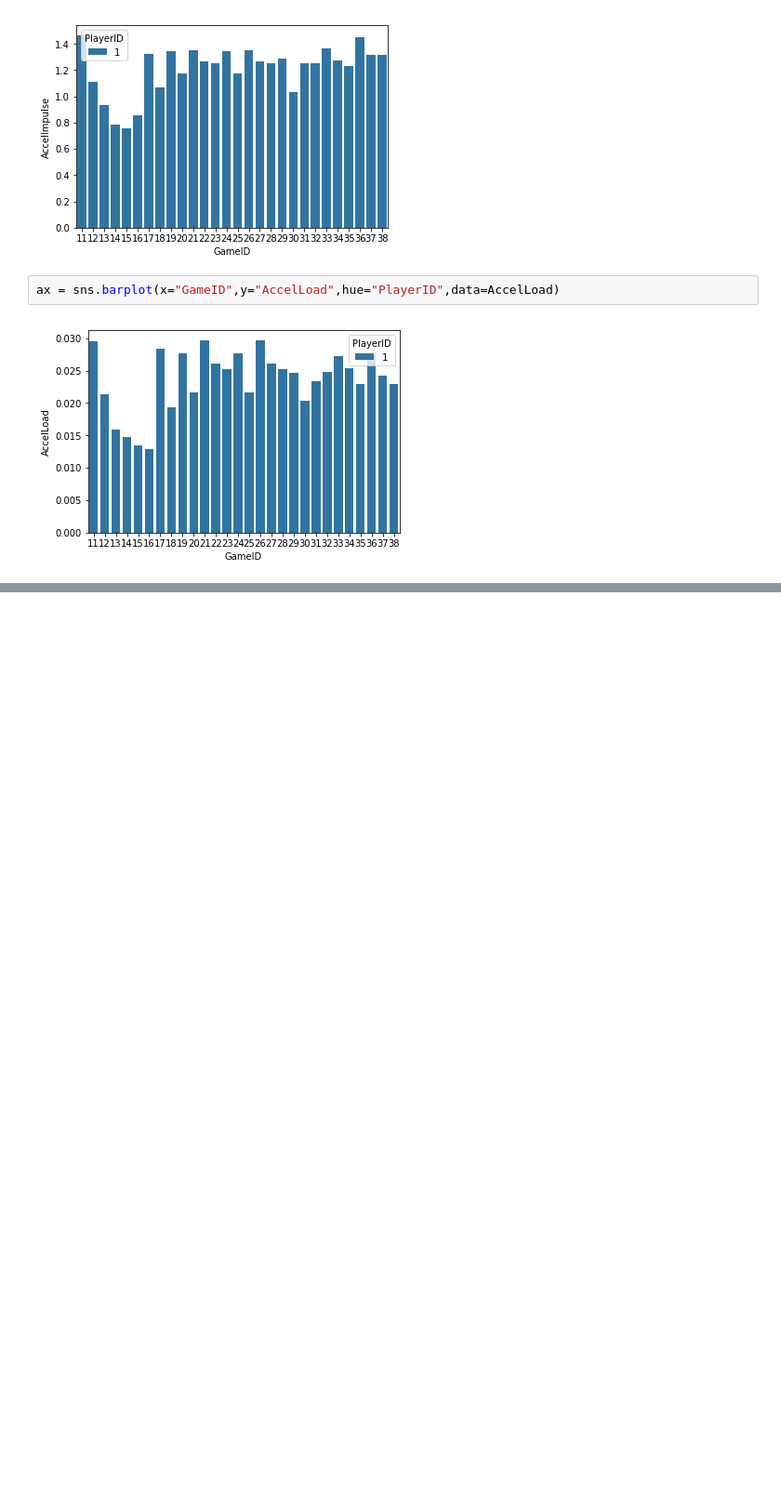
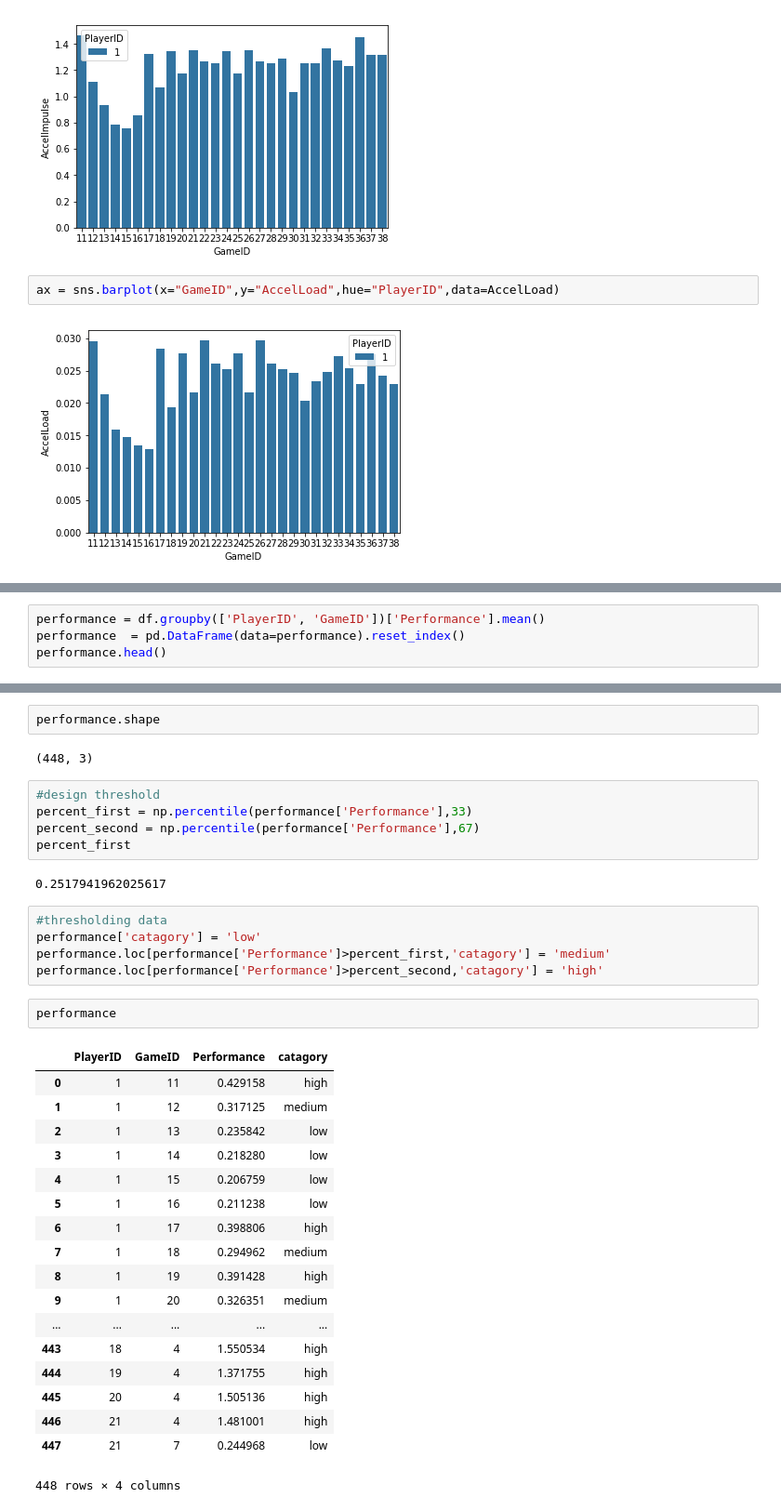
Before and after one commit to NicolasHu11/MCPY, a Jupyter notebook: gps_manipulate_yihangx.ipynb, the cells around one changed output, grey strips where cells are left out. Shown: that part at 93% size. Saved outputs shown, nothing was run; the diff lists cells and outputs as text; blank space fills up the shorter version.

```diff
--- a/gps_manipulate_yihangx.ipynb
+++ b/gps_manipulate_yihangx.ipynb
@@ -131,0 +146,4 @@ ax = sns.barplot(x="GameID",y="AccelLoad",hue="PlayerID",data=AccelLoad)
+# %%
+performance = df.groupby(['PlayerID', 'GameID'])['Performance'].mean()
+performance  = pd.DataFrame(data=performance).reset_index()
+performance.head()
@@ -131,0 +157,37 @@ ax = sns.barplot(x="GameID",y="AccelLoad",hue="PlayerID",data=AccelLoad)
+# %%
+performance.shape
+# %% [output]
+(448, 3)
+# %%
+#design threshold
+percent_first = np.percentile(performance['Performance'],33)
+percent_second = np.percentile(performance['Performance'],67)
+percent_first
+# %% [output]
+0.2517941962025617
+# %%
+#thresholding data
+performance['catagory'] = 'low'
+performance.loc[performance['Performance']>percent_first,'catagory'] = 'medium'
+performance.loc[performance['Performance']>percent_second,'catagory'] = 'high'
+# %%
+performance
+# %% [output]
+|  | PlayerID | GameID | Performance | catagory |
+| 0 | 1 | 11 | 0.429158 | high |
+| 1 | 1 | 12 | 0.317125 | medium |
+| 2 | 1 | 13 | 0.235842 | low |
+| 3 | 1 | 14 | 0.218280 | low |
+| 4 | 1 | 15 | 0.206759 | low |
+| 5 | 1 | 16 | 0.211238 | low |
+| 6 | 1 | 17 | 0.398806 | high |
+| 7 | 1 | 18 | 0.294962 | medium |
+| 8 | 1 | 19 | 0.391428 | high |
+| 9 | 1 | 20 | 0.326351 | medium |
+| ... | ... | ... | ... | ... |
+| 443 | 18 | 4 | 1.550534 | high |
+| 444 | 19 | 4 | 1.371755 | high |
+| 445 | 20 | 4 | 1.505136 | high |
+| 446 | 21 | 4 | 1.481001 | high |
+| 447 | 21 | 7 | 0.244968 | low |
+448 rows × 4 columns
```
Also changed, not shown: parts of 5 cells of this notebook.
